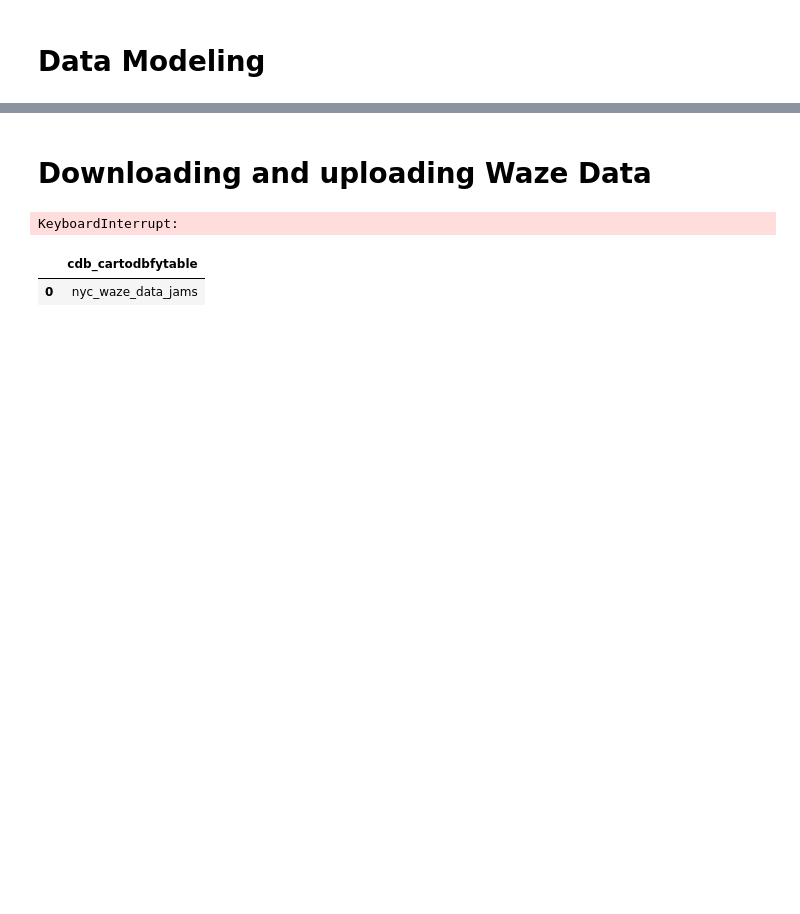
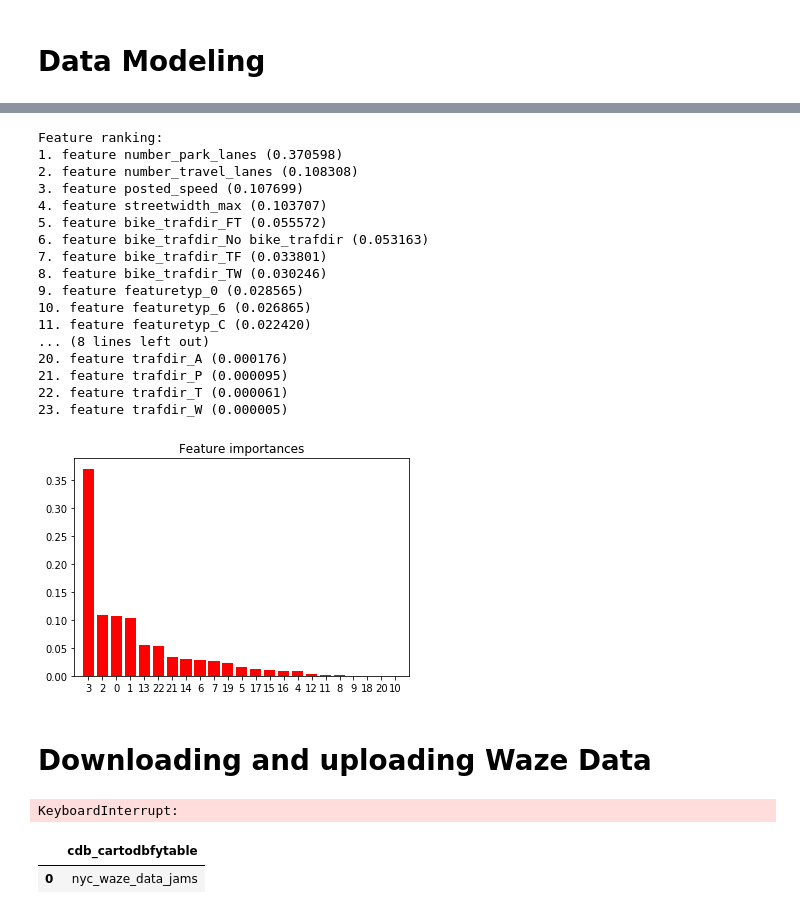
Before and after one commit to michellemho/nyc_collisions, a Jupyter notebook: NYC Road Collision Processing.ipynb, the cells around one changed output, grey strips where cells are left out. Drawn from its saved outputs; the diff is of its cells as text; code cells hidden in the pictures; blank space fills up the shorter version.

```diff
--- a/NYC Road Collision Processing.ipynb
+++ b/NYC Road Collision Processing.ipynb
@@ -413,0 +549,3 @@ x = collision_join[['bike_trafdir', 'bikelane', 'featuretyp', 'nonped', 'number_
+# %%
+clf = DecisionTreeRegressor()
+clf = clf.fit(np.asarray(pd.get_dummies(x)), np.asarray(y))
@@ -414,3 +567,40 @@ x = collision_join[['bike_trafdir', 'bikelane', 'featuretyp', 'nonped', 'number_
+# %%
+importances = clf.feature_importances_
+indices = np.argsort(importances)[::-1]
+
+# Print the feature ranking
+print("Feature ranking:")
+
+for f in range(pd.get_dummies(x).shape[1]):
+    print("%d. feature %s (%f)" % (f + 1, pd.get_dummies(x).columns[f], importances[indices[f]]))
+
+# Plot the feature importances of the forest
+plt.figure()
+plt.title("Feature importances")
+plt.bar(range(pd.get_dummies(x).shape[1]), importances[indices],
+       color="r", align="center")
+plt.xticks(range(pd.get_dummies(x).shape[1]), indices)
+plt.xlim([-1, pd.get_dummies(x).shape[1]])
+plt.show()
+# %% [output]
+Feature ranking:
+1. feature number_park_lanes (0.370598)
+2. feature number_travel_lanes (0.108308)
+3. feature posted_speed (0.107699)
+4. feature streetwidth_max (0.103707)
+5. feature bike_trafdir_FT (0.055572)
+6. feature bike_trafdir_No bike_trafdir (0.053163)
+7. feature bike_trafdir_TF (0.033801)
+8. feature bike_trafdir_TW (0.030246)
+9. feature featuretyp_0 (0.028565)
+10. feature featuretyp_6 (0.026865)
+11. feature featuretyp_C (0.022420)
+... (8 lines left out)
+20. feature trafdir_A (0.000176)
+21. feature trafdir_P (0.000095)
+22. feature trafdir_T (0.000061)
+23. feature trafdir_W (0.000005)
+[figure, added]
 # %% [markdown]
 # Downloading and uploading Waze Data
 # %%
```
Also changed, not shown: parts of 35 cells of this notebook, 1 other file.
